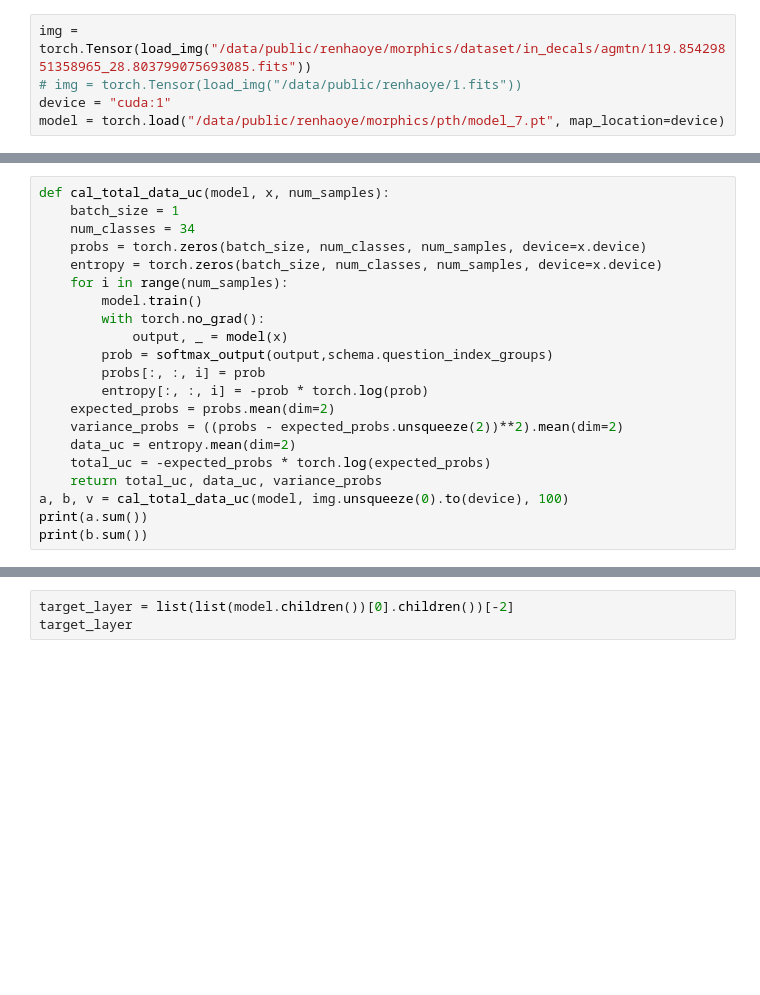
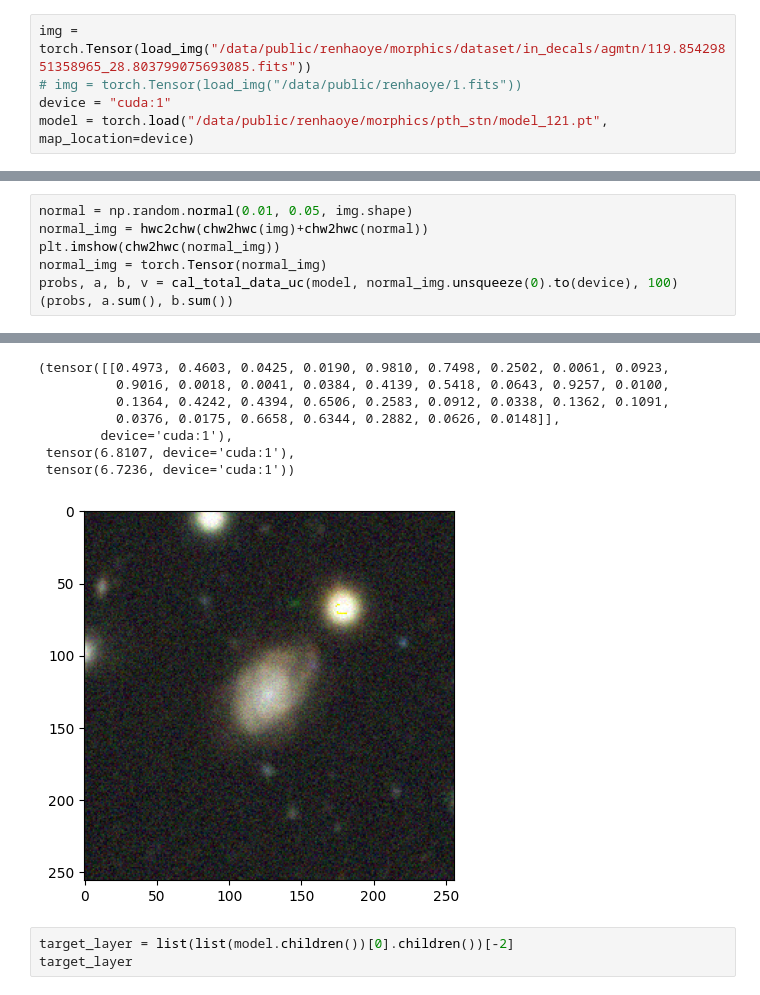
Before and after one commit to Astro-Astre/morphics, a Jupyter notebook: for_me/predict.ipynb, the cells around one changed output, grey strips where cells are left out. Saved outputs shown, nothing was run; the diff lists cells and outputs as text; blank space fills up the shorter version.

```diff
--- a/for_me/predict.ipynb
+++ b/for_me/predict.ipynb
@@ -71,4 +130,4 @@ schema = schemas.Schema(question_answer_pairs, dependencies)
 img = torch.Tensor(load_img("/data/public/renhaoye/morphics/dataset/in_decals/agmtn/119.85429851358965_28.803799075693085.fits"))
 # img = torch.Tensor(load_img("/data/public/renhaoye/1.fits"))
 device = "cuda:1"
-model = torch.load("/data/public/renhaoye/morphics/pth/model_7.pt", map_location=device)
+model = torch.load("/data/public/renhaoye/morphics/pth_stn/model_121.pt", map_location=device)
@@ -87,22 +151 @@ tensor([[6.5469e-02, 9.0383e-01, 3.0702e-02, 1.4356e-02, 9.8564e-01, 9.6272e-01,
        grad_fn=<CopySlices>)
-# %%
-def cal_total_data_uc(model, x, num_samples):
-    batch_size = 1
-    num_classes = 34
-    probs = torch.zeros(batch_size, num_classes, num_samples, device=x.device)
-    entropy = torch.zeros(batch_size, num_classes, num_samples, device=x.device)
-    for i in range(num_samples):
-        model.train()
-        with torch.no_grad():
-            output, _ = model(x)
-        prob = softmax_output(output,schema.question_index_groups)
-        probs[:, :, i] = prob
-        entropy[:, :, i] = -prob * torch.log(prob)
-    expected_probs = probs.mean(dim=2)
-    variance_probs = ((probs - expected_probs.unsqueeze(2))**2).mean(dim=2)
-    data_uc = entropy.mean(dim=2)
-    total_uc = -expected_probs * torch.log(expected_probs)
-    return total_uc, data_uc, variance_probs
-a, b, v = cal_total_data_uc(model, img.unsqueeze(0).to(device), 100)
-print(a.sum())
-print(b.sum())
@@ -166,0 +229,8 @@ tensor([1.8776e-01, 8.1224e-01, 0.0000e+00, 1.0000e+00, 0.0000e+00, 1.0000e+00,
+# %%
+normal = np.random.normal(0.01, 0.05, img.shape)
+normal_img = hwc2chw(chw2hwc(img)+chw2hwc(normal))
+plt.imshow(chw2hwc(normal_img))
+normal_img = torch.Tensor(normal_img)
+probs, a, b, v = cal_total_data_uc(model, normal_img.unsqueeze(0).to(device), 100)
+(probs, a.sum(), b.sum())
+# %% [output]
@@ -167,3 +238,11 @@ tensor([1.8776e-01, 8.1224e-01, 0.0000e+00, 1.0000e+00, 0.0000e+00, 1.0000e+00,
+(tensor([[0.4973, 0.4603, 0.0425, 0.0190, 0.9810, 0.7498, 0.2502, 0.0061, 0.0923,
+          0.9016, 0.0018, 0.0041, 0.0384, 0.4139, 0.5418, 0.0643, 0.9257, 0.0100,
+          0.1364, 0.4242, 0.4394, 0.6506, 0.2583, 0.0912, 0.0338, 0.1362, 0.1091,
+          0.0376, 0.0175, 0.6658, 0.6344, 0.2882, 0.0626, 0.0148]],
+        device='cuda:1'),
+ tensor(6.8107, device='cuda:1'),
+ tensor(6.7236, device='cuda:1'))
+[figure, added]
 # %%
 target_layer = list(list(model.children())[0].children())[-2]
 target_layer
```
Also changed, not shown: parts of 23 cells of this notebook, 1 other file.
